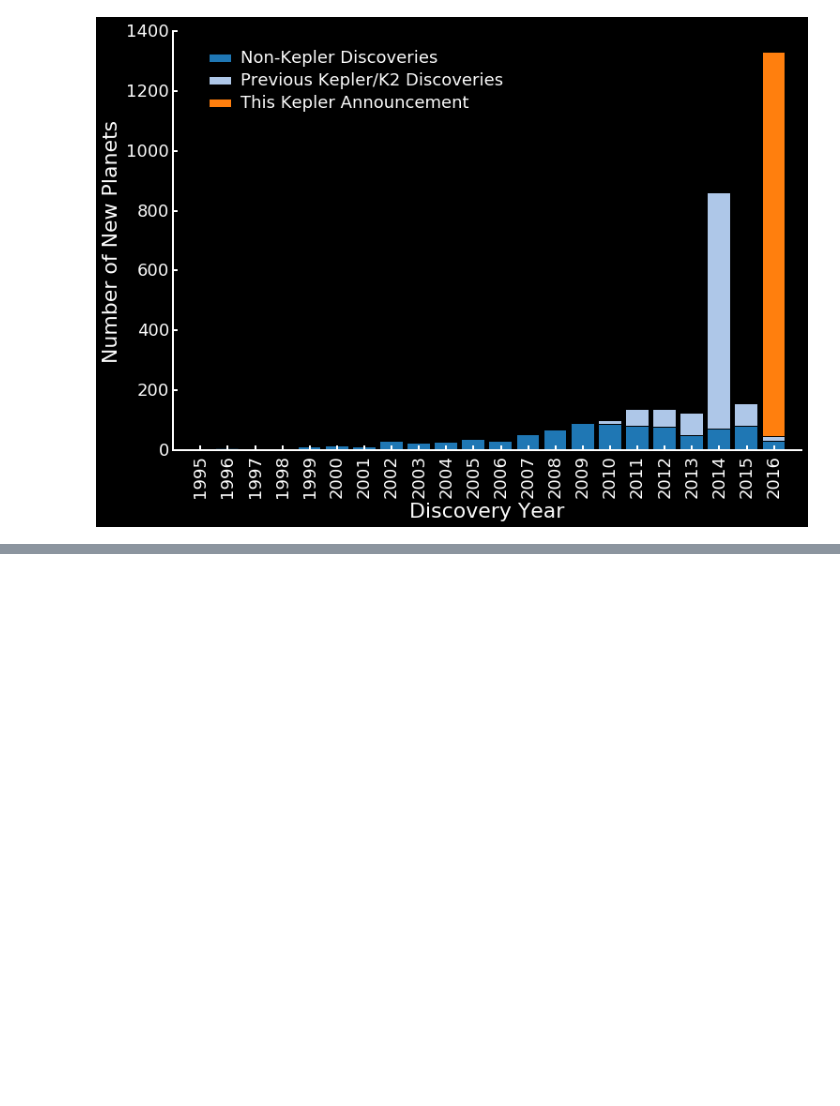
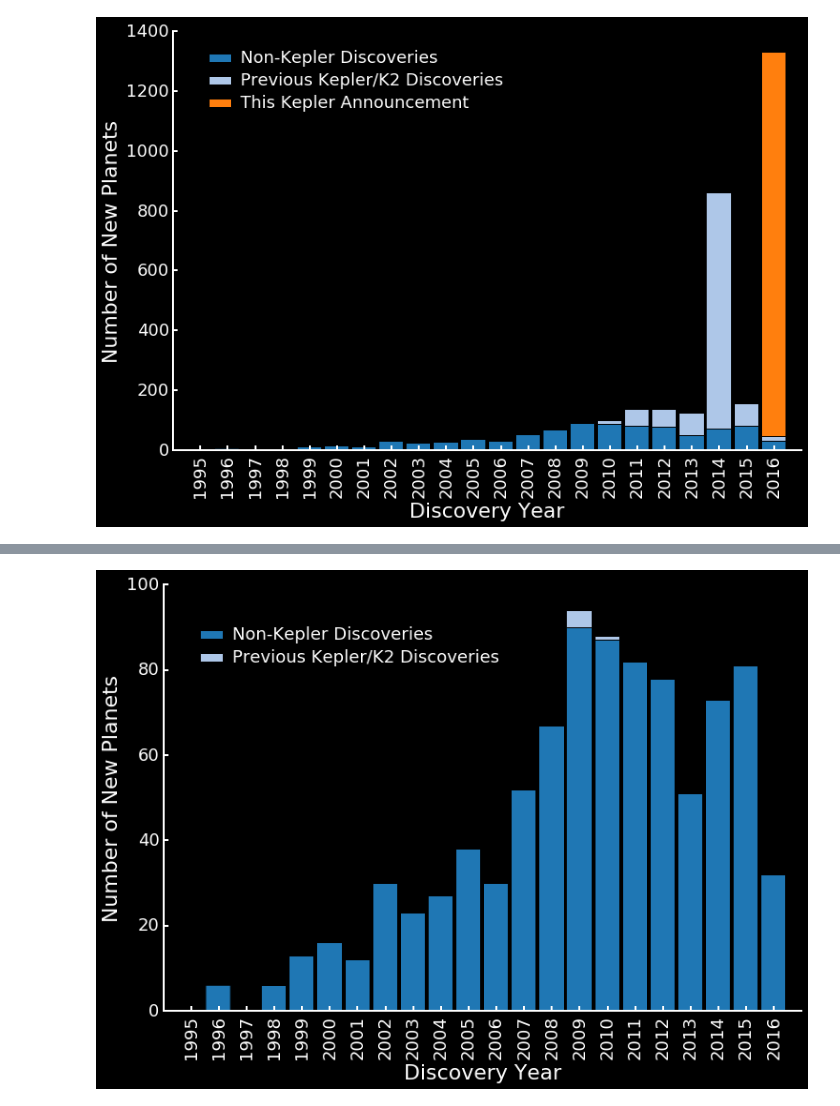
Before and after one commit to timothydmorton/figures, a Jupyter notebook: press-figures.ipynb, the cells around one changed output, grey strips where cells are left out. Saved outputs shown, nothing was run; the diff lists cells and outputs as text; code cells hidden in the pictures; blank space fills up the shorter version.

```diff
--- a/press-figures.ipynb
+++ b/press-figures.ipynb
@@ -191,0 +208,5 @@ fig.savefig('discovery_year.png', bbox_inches='tight', facecolor=fig.get_facecol
+# %%
+chunksize=5
+fig = discovery_hist([non_kepler_dates, kepler_dates[:5]])
+# %% [output]
+[figure, added]
```
Also changed, not shown: parts of 2 cells of this notebook.
